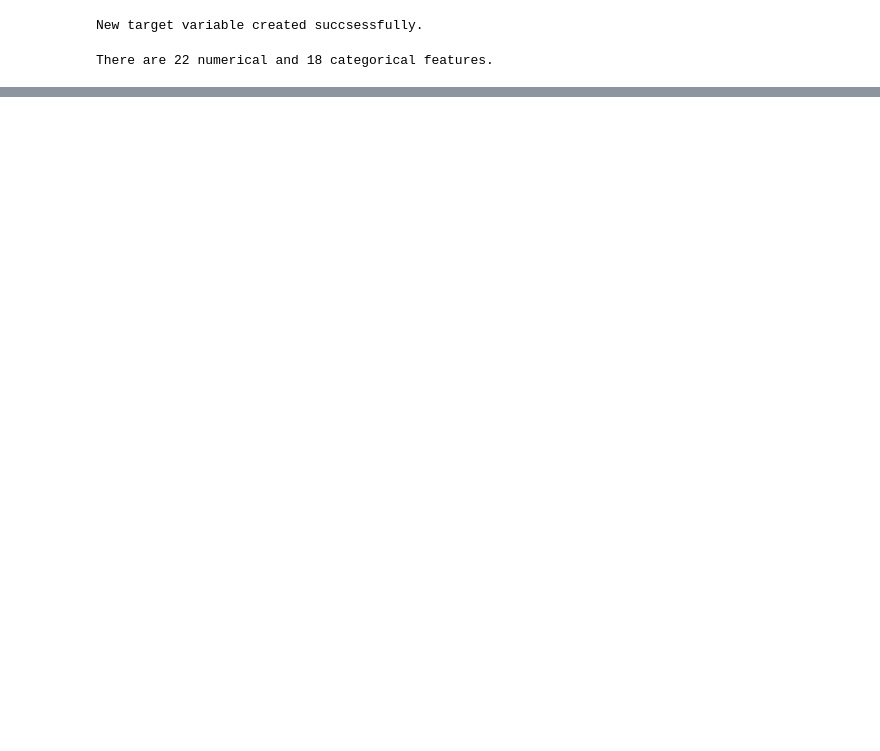
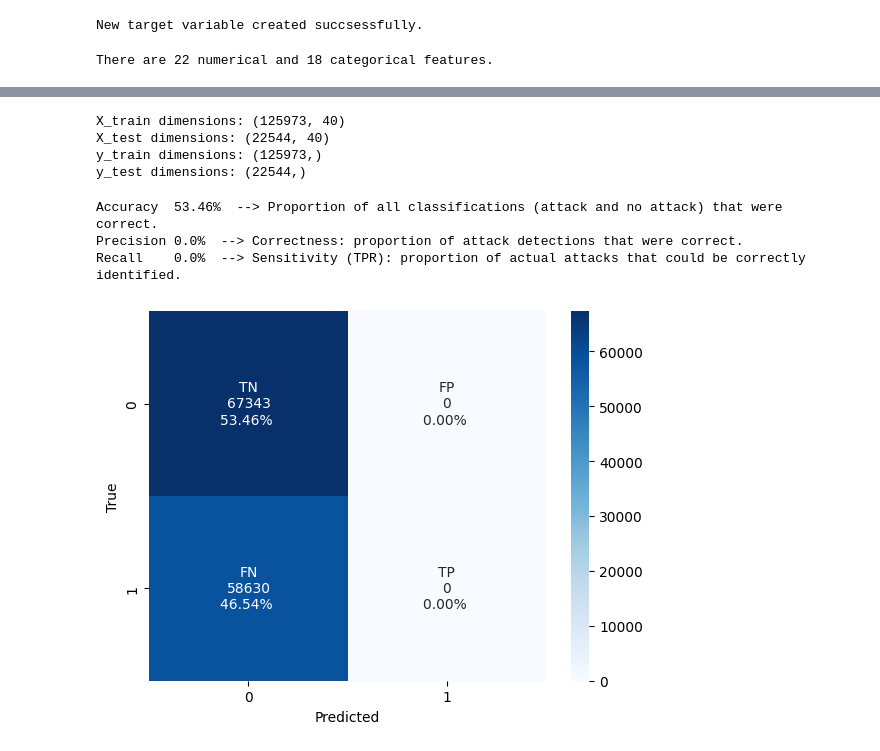
Before and after one commit to A-Lachs/cs-intrusion-detection-system, a Jupyter notebook: model/model.ipynb, the cells around one changed output, grey strips where cells are left out. Drawn from its saved outputs; the diff is of its cells as text; code cells hidden in the pictures; blank space fills up the shorter version.

Commit message:
add simple baseline models and model evaluation

```diff
--- a/model/model.ipynb
+++ b/model/model.ipynb
@@ -190,0 +220,52 @@ There are 22 numerical and 18 categorical features.
+# %%
+# define data
+
+X_train = train_data[numerical_features + categorical_features]
+y_train = train_data["attack"]
+
+X_test = test_data[numerical_features + categorical_features]
+y_test = test_data["attack"]
+
+print('X_train dimensions:', X_train.shape)
+print('X_test dimensions:', X_test.shape)
+print('y_train dimensions:', y_train.shape)
+print('y_test dimensions:', y_test.shape)
+# %% [output]
+X_train dimensions: (125973, 40)
+X_test dimensions: (22544, 40)
+y_train dimensions: (125973,)
+y_test dimensions: (22544,)
+# %%
+# define simple baseline models
+
+def model_genuine_prediction(data):
+    """
+    Baseline model 1.
+    Always predict 'genuine' = 0 network traffic.
+    """
+    return np.zeros(data.shape[0])
+
+def model_random_prediction(data):
+    """
+    Baseline model 2.
+    Randomly predict 'malicious' = 1 or 'genuine' = 0 network traffic.
+    """
+    return [random.randint(0 ,1) for _ in range(data.shape[0])]
+
+def model_risky_protocol_prediction(data):
+    """
+    Baseline model 3.
+    When the protocol type is 'icmp' predict the network traffic is 'malicious' = 1.
+    EDA revealed that over 80% of traffic with 'icmp protocol type was malicious.
+    """
+    return [1 if protocol == 'icmp' else 0 for protocol in data["protocol_type"]]
+# %%
+# make predictions usinge baseline models
+m1_train_pred = model_genuine_prediction(X_train)
+m1_test_pred = model_genuine_prediction(X_test)
+
+m2_train_pred = model_random_prediction(X_train)
+m2_test_pred = model_random_prediction(X_test)
+
+m3_train_pred = model_risky_protocol_prediction(X_train)
+m3_test_pred = model_risky_protocol_prediction(X_test)
@@ -190,0 +335,7 @@ There are 22 numerical and 18 categorical features.
+# %%
+a, p, r = plot_confusion_matrix(y_train, m1_train_pred)
+# %% [output]
+Accuracy  53.46%  --> Proportion of all classifications (attack and no attack) that were correct.
+Precision 0.0%  --> Correctness: proportion of attack detections that were correct.
+Recall    0.0%  --> Sensitivity (TPR): proportion of actual attacks that could be correctly identified.
+[figure, added]
```
Also changed, not shown: parts of 8 cells of this notebook, 1 other file.
